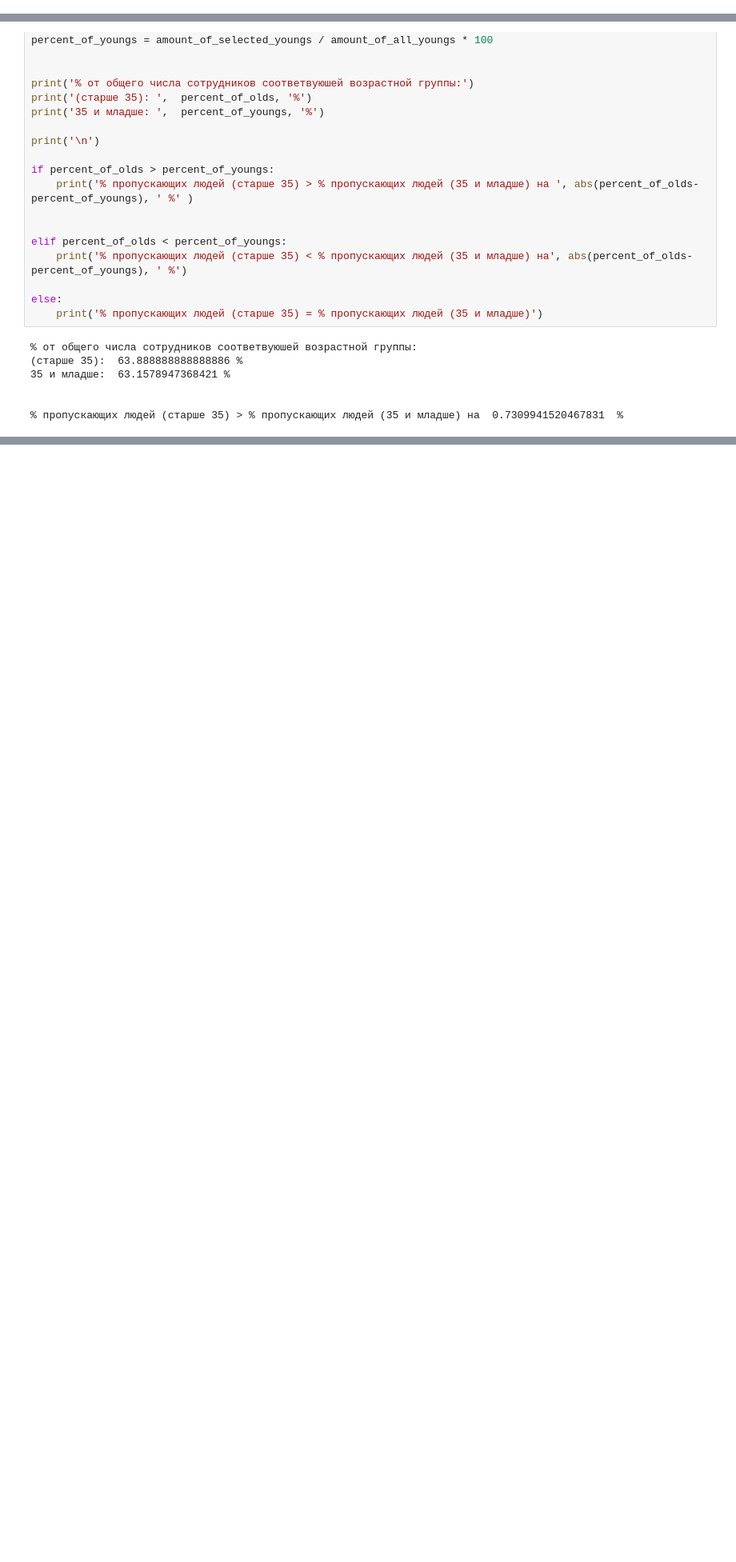
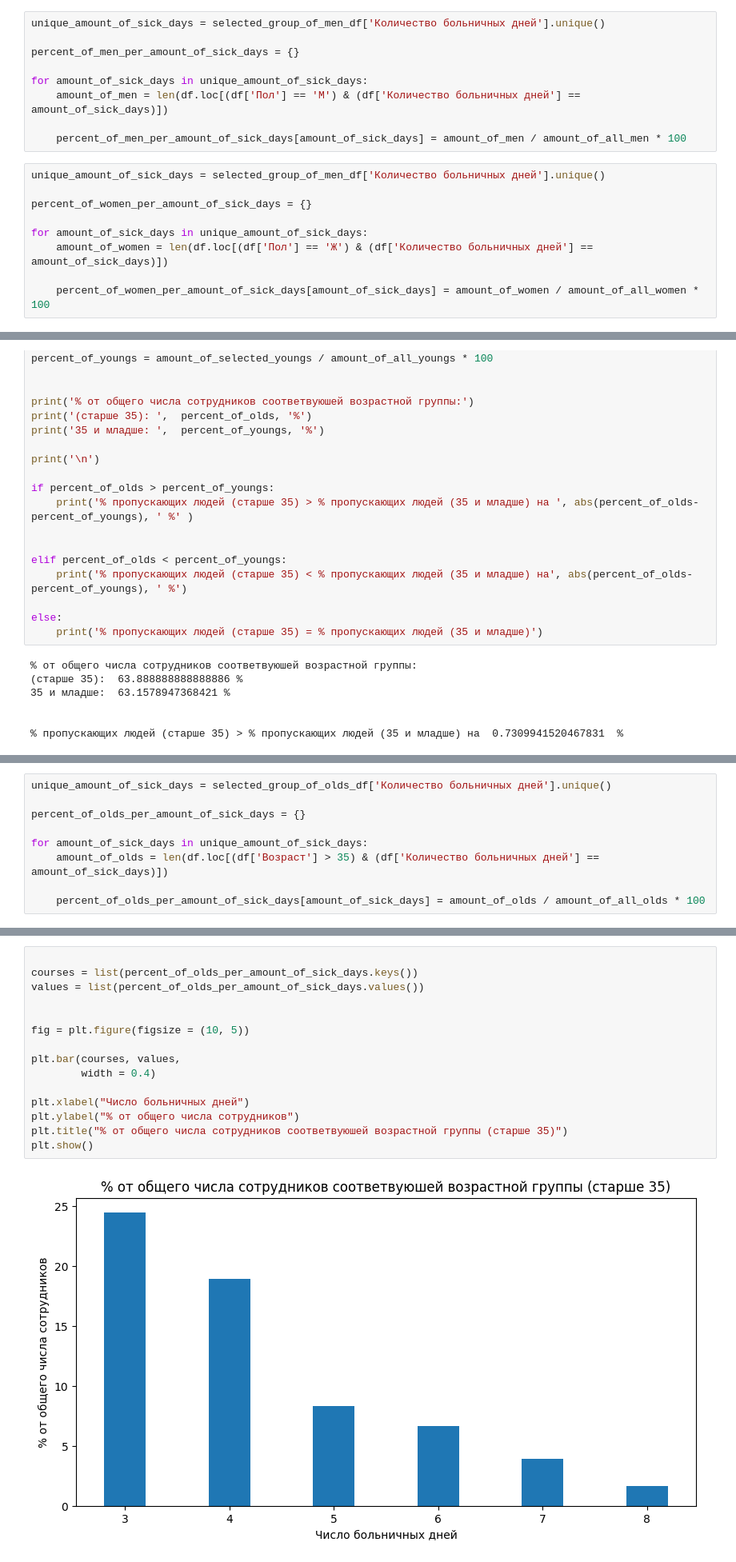
Before and after one commit to CepbluKot/mtech_test, a Jupyter notebook: main.ipynb, the cells around one changed output, grey strips where cells are left out. Shown: that part at 80% size. Drawn from its saved outputs; the diff is of its cells as text; blank space fills up the shorter version.

```diff
--- a/main.ipynb
+++ b/main.ipynb
@@ -99,0 +100,18 @@ plt.show()
+# %%
+unique_amount_of_sick_days = selected_group_of_men_df['Количество больничных дней'].unique()
+
+percent_of_men_per_amount_of_sick_days = {}
+
+for amount_of_sick_days in unique_amount_of_sick_days:
+    amount_of_men = len(df.loc[(df['Пол'] == 'М') & (df['Количество больничных дней'] == amount_of_sick_days)])
+
+    percent_of_men_per_amount_of_sick_days[amount_of_sick_days] = amount_of_men / amount_of_all_men * 100
+# %%
+unique_amount_of_sick_days = selected_group_of_men_df['Количество больничных дней'].unique()
+
+percent_of_women_per_amount_of_sick_days = {}
+
+for amount_of_sick_days in unique_amount_of_sick_days:
+    amount_of_women = len(df.loc[(df['Пол'] == 'Ж') & (df['Количество больничных дней'] == amount_of_sick_days)])
+
+    percent_of_women_per_amount_of_sick_days[amount_of_sick_days] = amount_of_women / amount_of_all_women * 100
@@ -172,0 +219,9 @@ plt.show()
+# %%
+unique_amount_of_sick_days = selected_group_of_olds_df['Количество больничных дней'].unique()
+
+percent_of_olds_per_amount_of_sick_days = {}
+
+for amount_of_sick_days in unique_amount_of_sick_days:
+    amount_of_olds = len(df.loc[(df['Возраст'] > 35) & (df['Количество больничных дней'] == amount_of_sick_days)])
+
+    percent_of_olds_per_amount_of_sick_days[amount_of_sick_days] = amount_of_olds / amount_of_all_olds * 100
@@ -172,0 +237,17 @@ plt.show()
+# %%
+
+courses = list(percent_of_olds_per_amount_of_sick_days.keys())
+values = list(percent_of_olds_per_amount_of_sick_days.values())
+
+
+fig = plt.figure(figsize = (10, 5))
+
+plt.bar(courses, values,
+        width = 0.4)
+
+plt.xlabel("Число больничных дней")
+plt.ylabel("% от общего числа сотрудников")
+plt.title("% от общего числа сотрудников соответвуюшей возрастной группы (старше 35)")
+plt.show()
+# %% [output]
+[figure, added]
```
Also changed, not shown: parts of 9 cells of this notebook.
